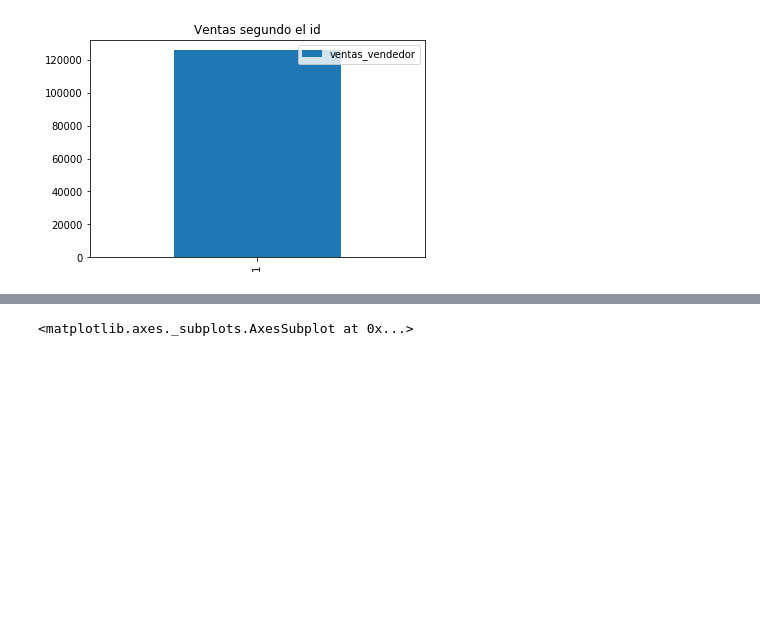
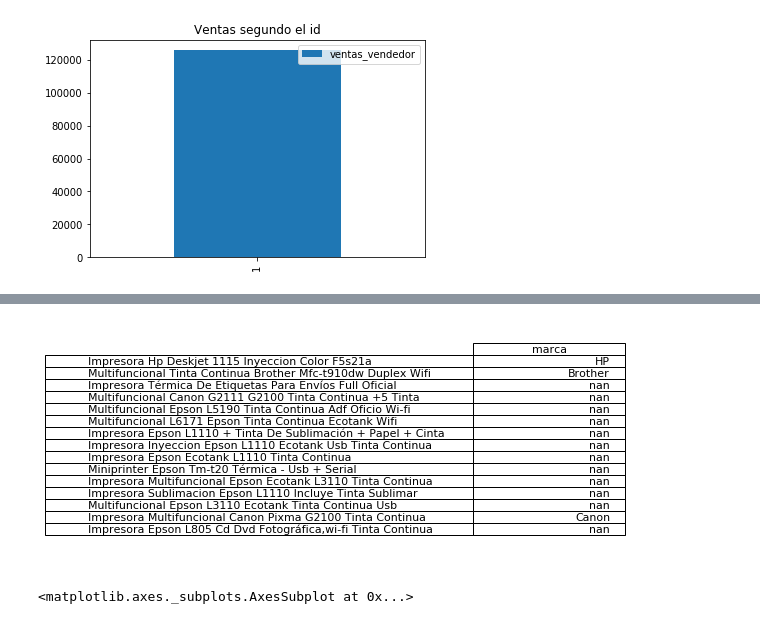
Before and after one commit to 2019-a-gr1-python/py-tupiza-peralta-alejandro-daniel, a Jupyter notebook: Deberes/Proyecto/Scrapy_analisis.py.ipynb, the cells around one changed output, grey strips where cells are left out. Saved outputs shown, nothing was run; the diff lists cells and outputs as text; code cells hidden in the pictures; blank space fills up the shorter version.

```diff
--- a/Deberes/Proyecto/Scrapy_analisis.py.ipynb
+++ b/Deberes/Proyecto/Scrapy_analisis.py.ipynb
@@ -76,3 +78,13 @@ pv_primeros_cinco.groupby('titulo').count()["ventas_vendedor"].plot(kind='bar',s
+# %%
+mar= df.filter(items = ["titulo","marca"])
+ax2 = plt.subplot(122)
+plt.axis('off')
+tbl = table(ax2, mar, loc='center')
+tbl.auto_set_font_size(False)
+tbl.set_fontsize(11)
+plt.show()
+# %% [output]
+[figure, added]
 # %%
 pv = df_impresoras.filter(items = ["titulo","ventas_vendedor"]).sort_values('ventas_vendedor', ascending=False).tail(12)
 datos = pv
```
Also changed, not shown: parts of 1 cell of this notebook, 2 other files.
